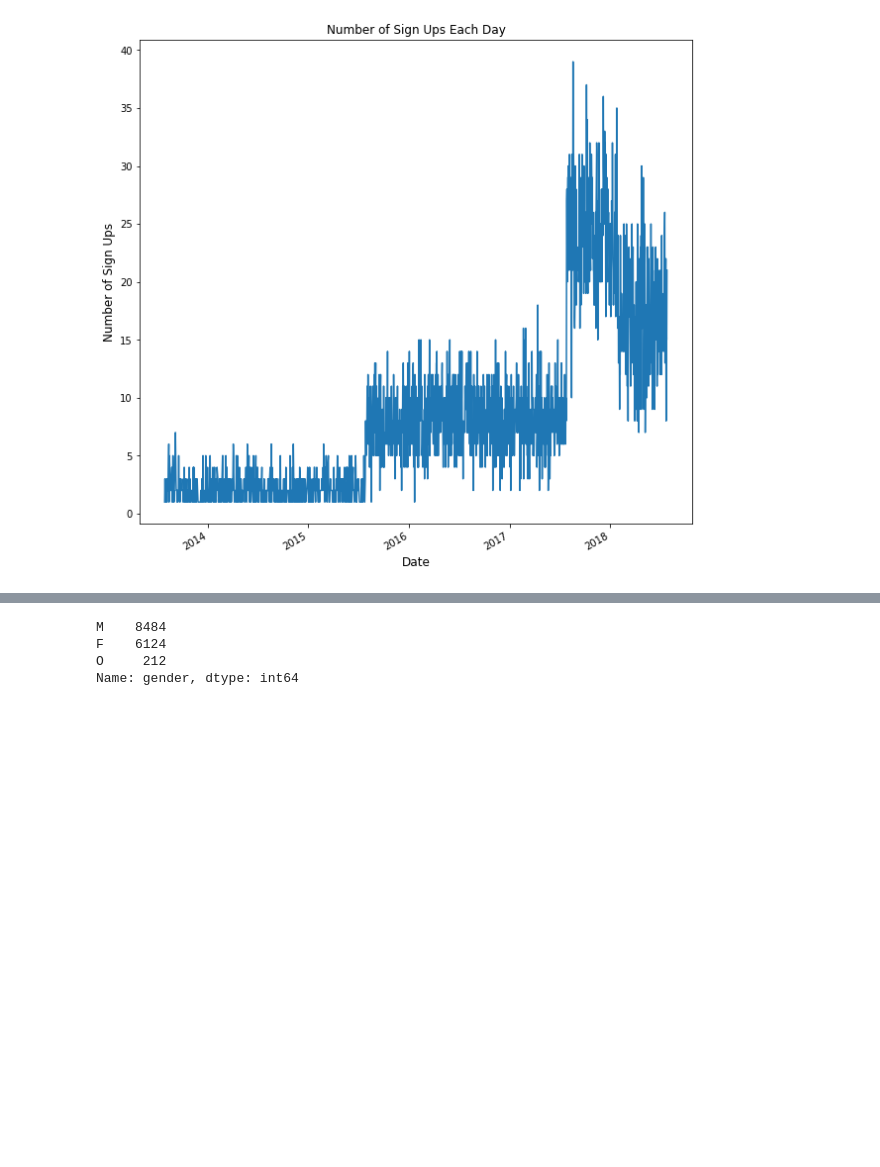
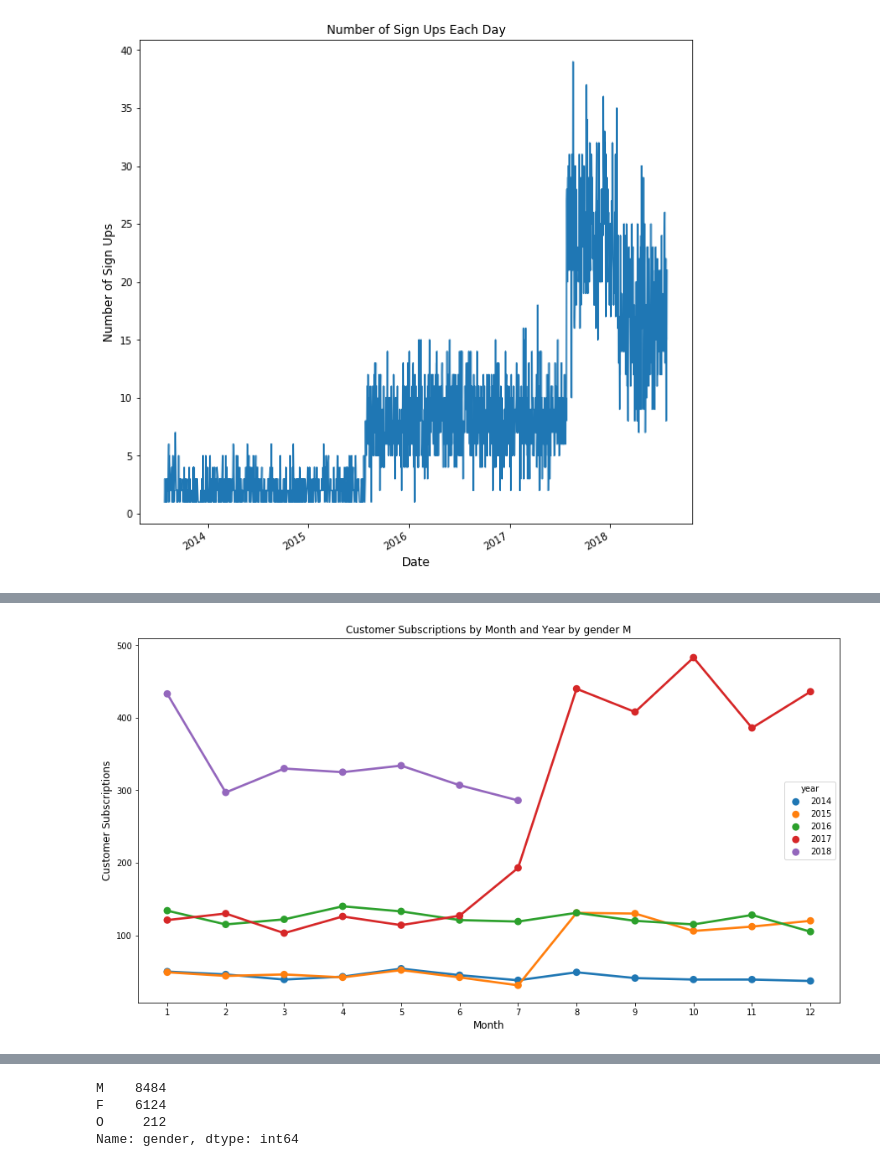
Before and after one commit to JackoChi/DSND, a Jupyter notebook: capstone_project_starbucks/starbucks_data_preprocessing.ipynb, the cells around one changed output, grey strips where cells are left out. Cells and saved outputs as stored; diff of their text form; code cells hidden in the pictures; blank space fills up the shorter version.

```diff
--- a/capstone_project_starbucks/starbucks_data_preprocessing.ipynb
+++ b/capstone_project_starbucks/starbucks_data_preprocessing.ipynb
@@ -281,0 +288,4 @@ plt.title('Female Customer Subsciptions by Month and Year');
+# %%
+subscription_plot('gender', 'M', conditions=True)
+# %% [output]
+[figure, added]
```
Also changed, not shown: parts of 10 cells of this notebook.
